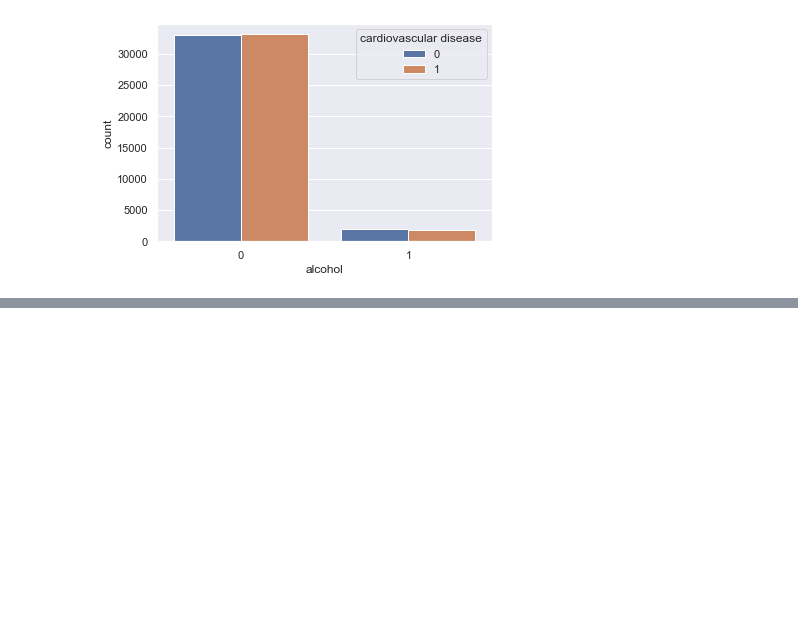
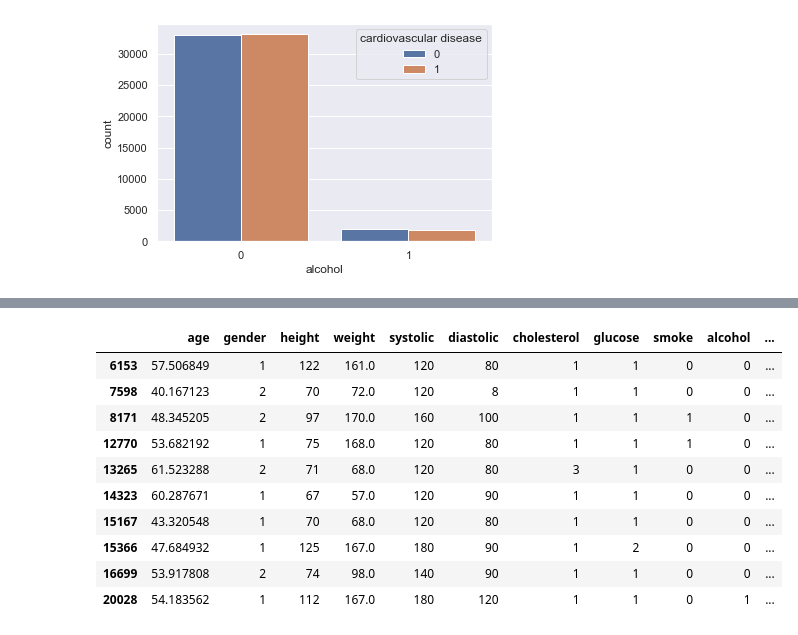
Before and after one commit to AmrNawar2021/Cardio_Train_NN_project, a Jupyter notebook: NN_pro.ipynb, the cells around one changed output, grey strips where cells are left out. Drawn from its saved outputs; the diff is of its cells as text; code cells hidden in the pictures; blank space fills up the shorter version.

```diff
--- a/NN_pro.ipynb
+++ b/NN_pro.ipynb
@@ -173,0 +208,14 @@ plt.show()
+# %%
+df_train[df_train['BMI'] > 100].head(10)
+# %% [output]
+|  | age | gender | height | weight | systolic | diastolic | cholesterol | glucose | smoke | alcohol | ... |
+| 6153 | 57.506849 | 1 | 122 | 161.0 | 120 | 80 | 1 | 1 | 0 | 0 | ... |
+| 7598 | 40.167123 | 2 | 70 | 72.0 | 120 | 8 | 1 | 1 | 0 | 0 | ... |
+| 8171 | 48.345205 | 2 | 97 | 170.0 | 160 | 100 | 1 | 1 | 1 | 0 | ... |
+| 12770 | 53.682192 | 1 | 75 | 168.0 | 120 | 80 | 1 | 1 | 1 | 0 | ... |
+| 13265 | 61.523288 | 2 | 71 | 68.0 | 120 | 80 | 3 | 1 | 0 | 0 | ... |
+| 14323 | 60.287671 | 1 | 67 | 57.0 | 120 | 90 | 1 | 1 | 0 | 0 | ... |
+| 15167 | 43.320548 | 1 | 70 | 68.0 | 120 | 80 | 1 | 1 | 0 | 0 | ... |
+| 15366 | 47.684932 | 1 | 125 | 167.0 | 180 | 90 | 1 | 2 | 0 | 0 | ... |
+| 16699 | 53.917808 | 2 | 74 | 98.0 | 140 | 90 | 1 | 1 | 0 | 0 | ... |
+| 20028 | 54.183562 | 1 | 112 | 167.0 | 180 | 120 | 1 | 1 | 0 | 1 | ... |
```
Also changed, not shown: parts of 6 cells of this notebook.
